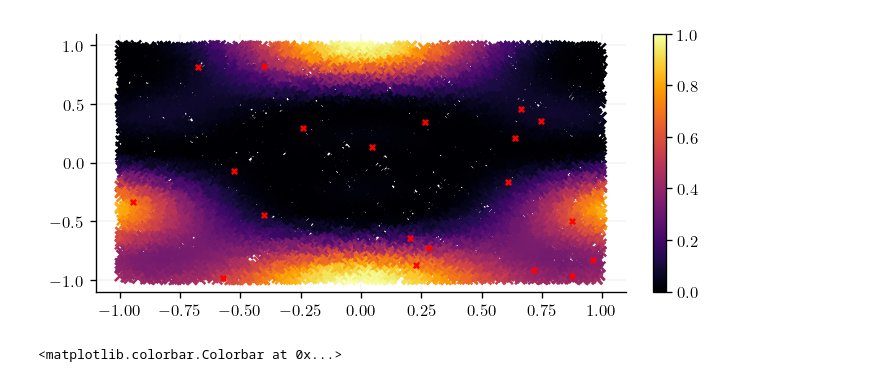
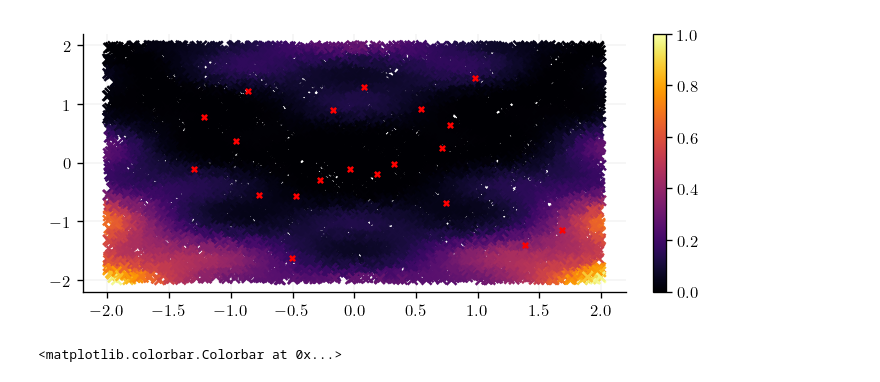
Before and after one commit to JaxGaussianProcesses/GPJax, a Jupyter notebook: docs/examples/OAK.ipynb, the cells around one changed output. Saved outputs shown, nothing was run; the diff lists cells and outputs as text; code cells hidden in the pictures.

```diff
--- a/docs/examples/OAK.ipynb
+++ b/docs/examples/OAK.ipynb
@@ -41,31 +45,31 @@ colors = rcParams["axes.prop_cycle"].by_key()["color"]
 # %%
 n = 20
 d=2
 noise = 1e-5
 
 key, subkey = jr.split(key)
 
-def branin(x):
-    x_1 = x[:,0:1]
-    x_2 = x[:,1:2]
+def f(x):
+    x_1 = x[:,0:1]/2
+    x_2 = x[:,1:2]/2
     return (x_1**2 - 2*x_2 + jnp.cos(3*x_1)*jnp.sin(5*x_2))**2
 
 
-x = jr.uniform(key=key, minval=-1.0,maxval=1.0,shape=(n,d))#jr.normal(key=key, shape=(n,d))
-signal = branin(x)
+x = jr.normal(key=key, shape=(n,d))
+signal = f(x)
 y = signal + jr.normal(subkey, shape=signal.shape) * noise
 D = gpx.Dataset(X=x, y=y)
 
 n_plot = 10_000
-xplot = jr.uniform(key=key, minval=-1.0, maxval=1.0, shape=(n_plot,d))
+xplot = jr.uniform(key=key, minval=-2.0, maxval=2.0, shape=(n_plot,d))
 yplot = branin(xplot)
 plt.scatter(xplot[:,0], xplot[:,1], c=yplot)
 plt.scatter(x[:,0], x[:,1], color="red", s=10.0)
 plt.colorbar()
 
 n_test = 1_000
-xtest = jr.uniform(key=key, minval=-1.0, maxval=1.0, shape=(n_test,d))
+xtest = jr.uniform(key=key, minval=-2.0, maxval=2.0, shape=(n_test,d))
 # %% [output]
-[figure, old version]
+[figure, new version]
 # %%
 @dataclass(kw_only=True)
```
Also changed, not shown: parts of 4 cells of this notebook.
